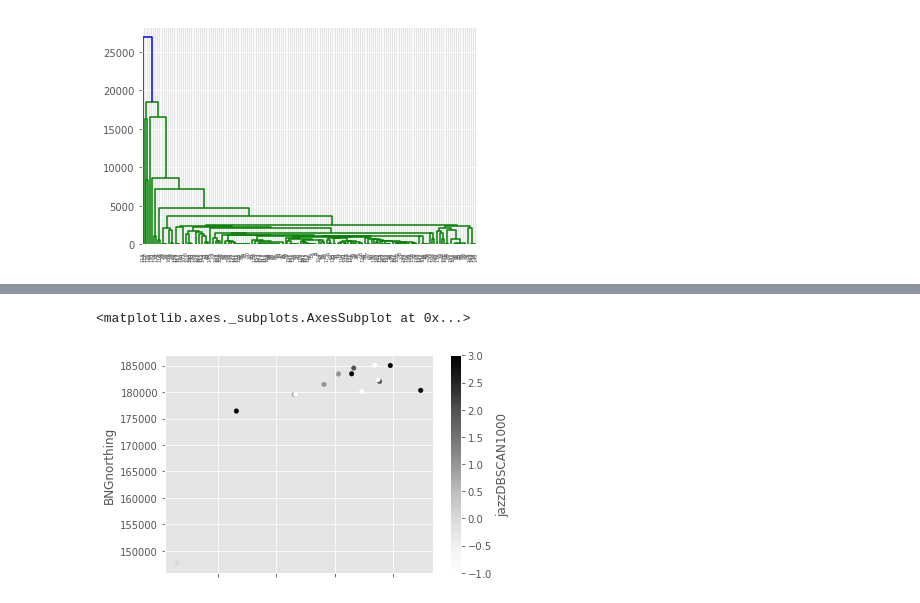
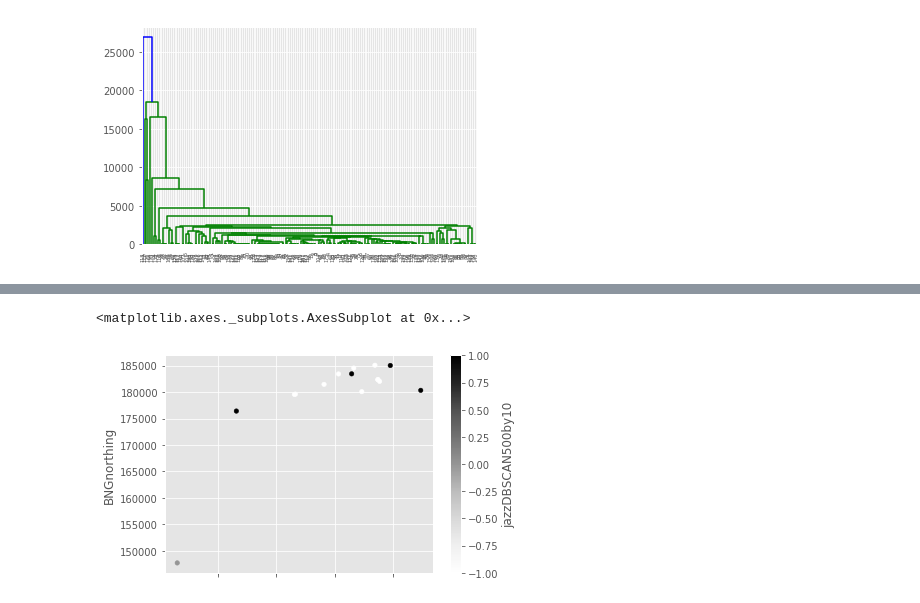
Before and after one commit to CityBlender/data-analysis, a Jupyter notebook: 02_Notebooks/Jays/Cluster.ipynb, the cells around one changed output, grey strips where cells are left out. Drawn from its saved outputs; the diff is of its cells as text; code cells hidden in the pictures.

```diff
--- a/02_Notebooks/Jays/Cluster.ipynb
+++ b/02_Notebooks/Jays/Cluster.ipynb
@@ -174,11 +193,9 @@ allFolkEvents = allFolkEvents.drop_duplicates(subset='_id', keep='last')
 # %%
 #create a genre compiling function
 def genre_df_compiler(genreName):
-    firstEventsdf = genreName+"Eventsdf"
-    secondEventsdf = genreName+"Eventsdf2"
+    jazzDBSCAN500by10
     firstEventsdf = subset_by_genere(lib='spotify',words = genreName)
     secondEventsdf = subset_by_genere(lib='lastfm',words = genreName)
-    allEventsdf = "all"+genreName+"Events"
     allEventsdf = pd.concat([firstEventsdf, secondEventsdf])
     allEventsdf = allEventsdf.drop_duplicates(subset='_id', keep='last')
     return allEventsdf
@@ -290,11 +308,11 @@ allJazzEvents
 # %%
 #now give it a plot
 #define colorscheme
 
-allJazzEvents.plot.scatter(y='BNGnorthing', x='BNGeasting', c='jazzDBSCAN1000')
+allJazzEvents.plot.scatter(y='BNGnorthing', x='BNGeasting', c='jazzDBSCAN500by10')
 # %% [output]
 <matplotlib.axes._subplots.AxesSubplot at 0x...>
-[figure, old version]
+[figure, new version]
 # %%
 #try clustering out on the whole dataset
 dbscan2ndRun = dbscan.fit(locsAsArray)
```
Also changed, not shown: parts of 5 cells of this notebook.
